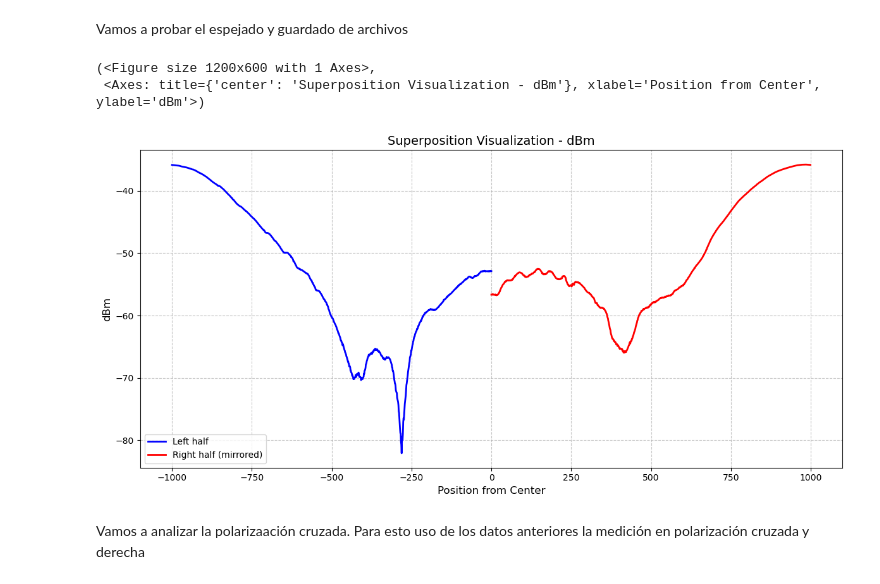
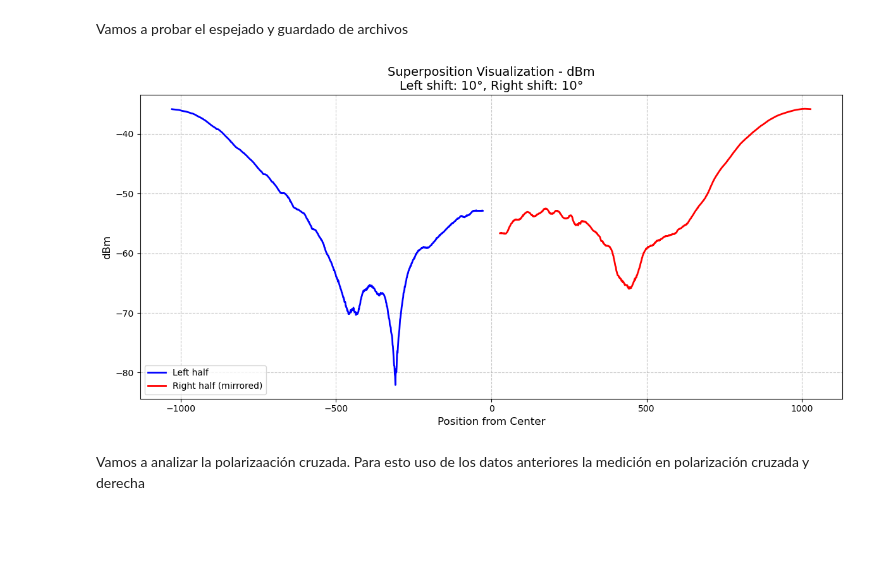
Before and after one commit to SimonAulet/antenas_lab2, a Jupyter notebook: Preprocesado.ipynb, the cells around one changed output. Cells and saved outputs as stored; diff of their text form; code cells hidden in the pictures; blank space fills up the shorter version.

Commit message:
Primer intento desplazamiento

```diff
--- a/Preprocesado.ipynb
+++ b/Preprocesado.ipynb
@@ -19,21 +19,19 @@ from scripts.sa_data import SAData, load_sa_data
 # %%
 a = load_sa_data('./Mediciones/1ra med 31Ghz.DAT')
 # %%
-# Visualizar superposición con desplazamientos
-a.plot_superposition(
-    mag='dBm'
-)
+# Sin desplazamientos
+#fig, ax = a.plot_superposition(mag='dBm')
 
-# Obtener puntos de corte para recortar
-#left_cut = cut_info['left_cut']   # Ej: 187.5
-#right_cut = cut_info['right_cut'] # Ej: 192.3
+# Con desplazamientos de 10° en ambos lados
+fig, ax = a.plot_superposition(mag='dBm', left_shift_deg=10, right_shift_deg=10)
 
-# Usar estos valores para recortar
-#data.crop_data(start_value=left_cut, end_value=right_cut, in_place=True)
+# Solo desplazar lado derecho 15°
+#fig, ax = data.plot_superposition(mag='dBm', right_shift_deg=15)
+
+# Desplazar hacia adentro (negativo)
+#fig, ax = data.plot_superposition(mag='dBm', left_shift_deg=-5, right_shift_deg=-5)
 # %% [output]
-(<Figure size 1200x600 with 1 Axes>,
- <Axes: title={'center': 'Superposition Visualization - dBm'}, xlabel='Position from Center', ylabel='dBm'>)
-[figure, old version]
+[figure, new version]
 # %%
 from scripts.sa_data import SAData, load_sa_data
 # %%
```
Also changed, not shown: 2 other files.
